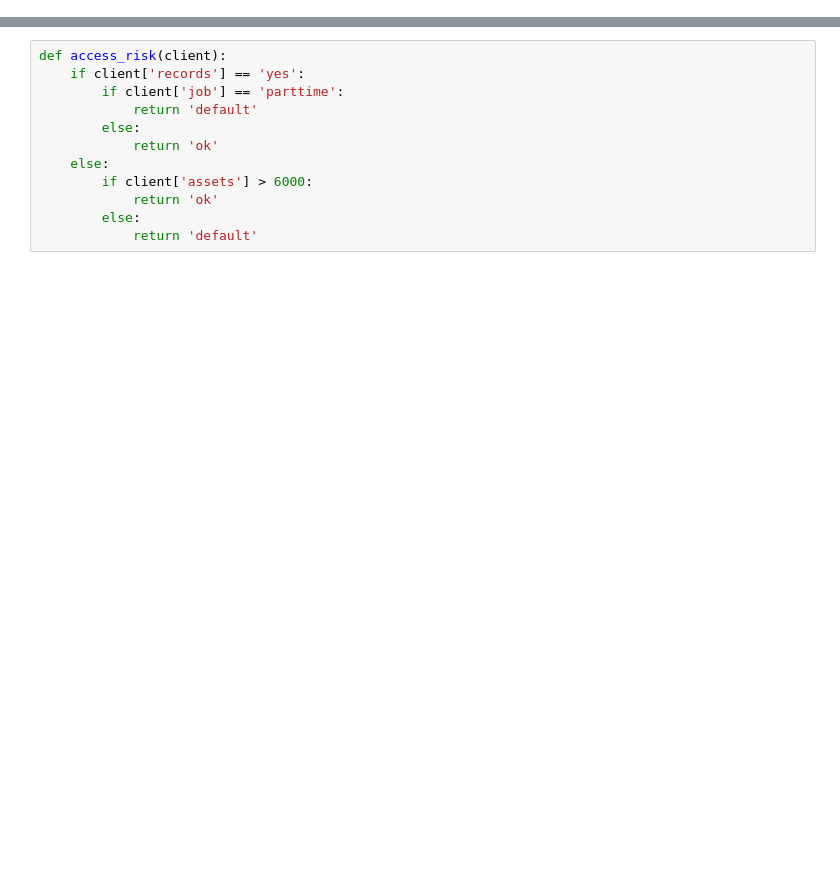
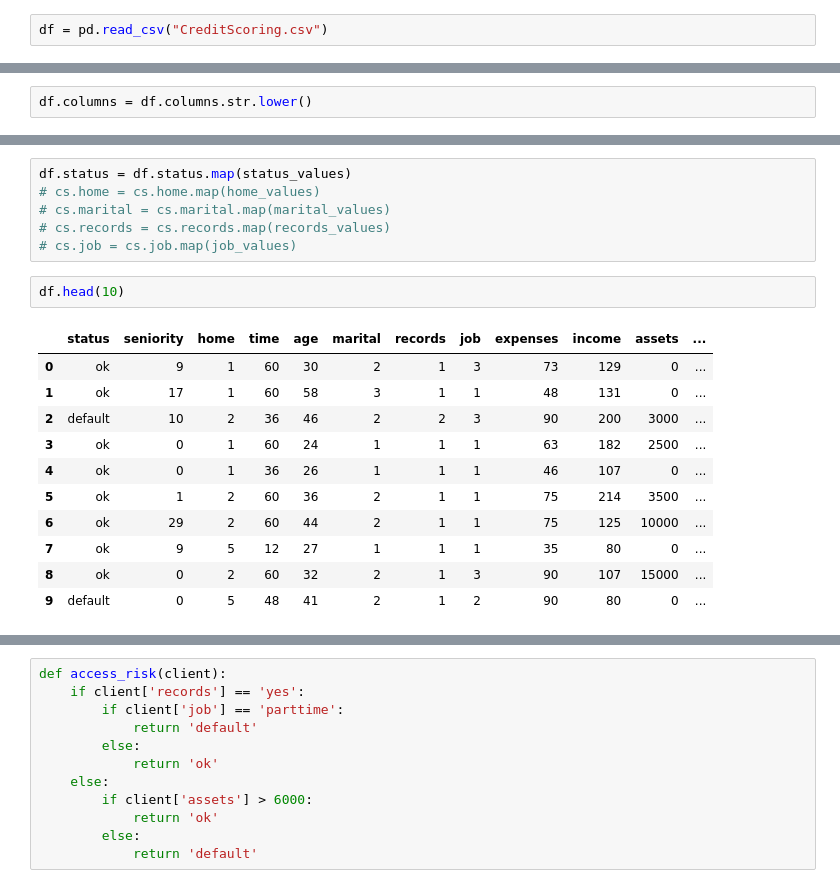
Before and after one commit to Naturalenemy07/CS543_ML, a Jupyter notebook: vscode/books/MLB_6.ipynb, the cells around one changed output, grey strips where cells are left out. Drawn from its saved outputs; the diff is of its cells as text; blank space fills up the shorter version.

```diff
--- a/vscode/books/MLB_6.ipynb
+++ b/vscode/books/MLB_6.ipynb
@@ -162,0 +15,2 @@ X_val = dv.fit_transform(cs_val_dict)
+# %%
+df = pd.read_csv("CreditScoring.csv")
@@ -162,0 +32,2 @@ X_val = dv.fit_transform(cs_val_dict)
+# %%
+df.columns = df.columns.str.lower()
@@ -162,0 +46,20 @@ X_val = dv.fit_transform(cs_val_dict)
+# %%
+df.status = df.status.map(status_values)
+# cs.home = cs.home.map(home_values)
+# cs.marital = cs.marital.map(marital_values)
+# cs.records = cs.records.map(records_values)
+# cs.job = cs.job.map(job_values)
+# %%
+df.head(10)
+# %% [output]
+|  | status | seniority | home | time | age | marital | records | job | expenses | income | assets | ... |
+| 0 | ok | 9 | 1 | 60 | 30 | 2 | 1 | 3 | 73 | 129 | 0 | ... |
+| 1 | ok | 17 | 1 | 60 | 58 | 3 | 1 | 1 | 48 | 131 | 0 | ... |
+| 2 | default | 10 | 2 | 36 | 46 | 2 | 2 | 3 | 90 | 200 | 3000 | ... |
+| 3 | ok | 0 | 1 | 60 | 24 | 1 | 1 | 1 | 63 | 182 | 2500 | ... |
+| 4 | ok | 0 | 1 | 36 | 26 | 1 | 1 | 1 | 46 | 107 | 0 | ... |
+| 5 | ok | 1 | 2 | 60 | 36 | 2 | 1 | 1 | 75 | 214 | 3500 | ... |
+| 6 | ok | 29 | 2 | 60 | 44 | 2 | 1 | 1 | 75 | 125 | 10000 | ... |
+| 7 | ok | 9 | 5 | 12 | 27 | 1 | 1 | 1 | 35 | 80 | 0 | ... |
+| 8 | ok | 0 | 2 | 60 | 32 | 2 | 1 | 3 | 90 | 107 | 15000 | ... |
+| 9 | default | 0 | 5 | 48 | 41 | 2 | 1 | 2 | 90 | 80 | 0 | ... |
```
Also changed, not shown: parts of 69 cells of this notebook, 2 other files.
